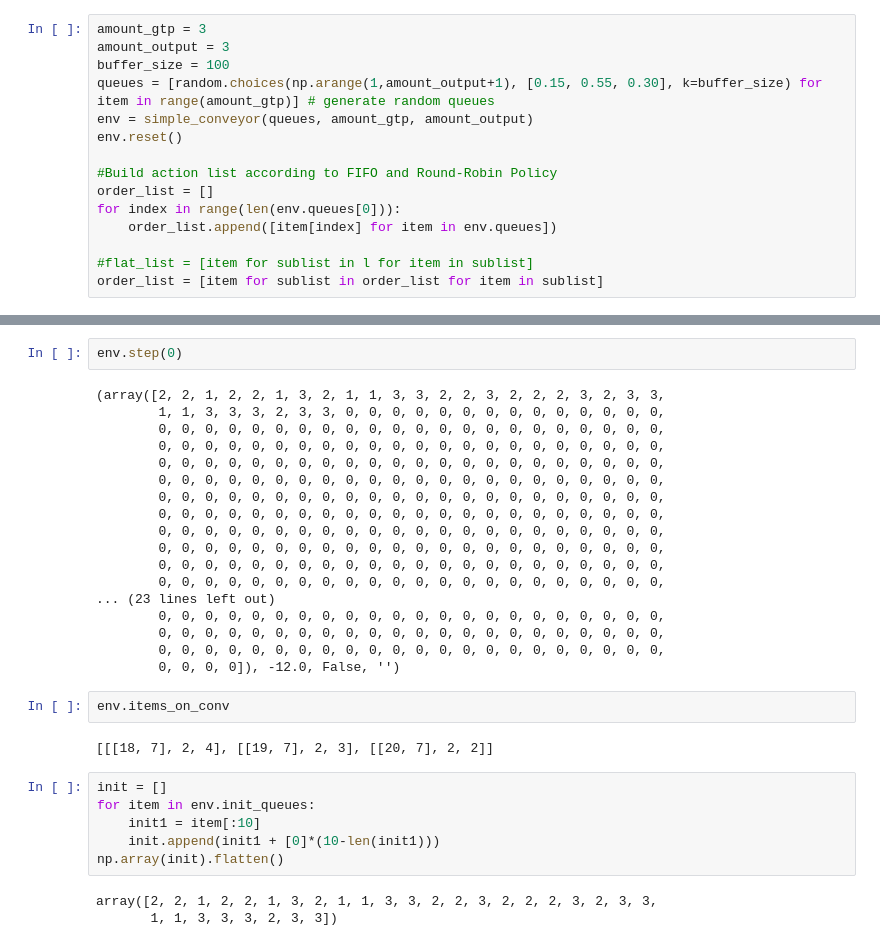
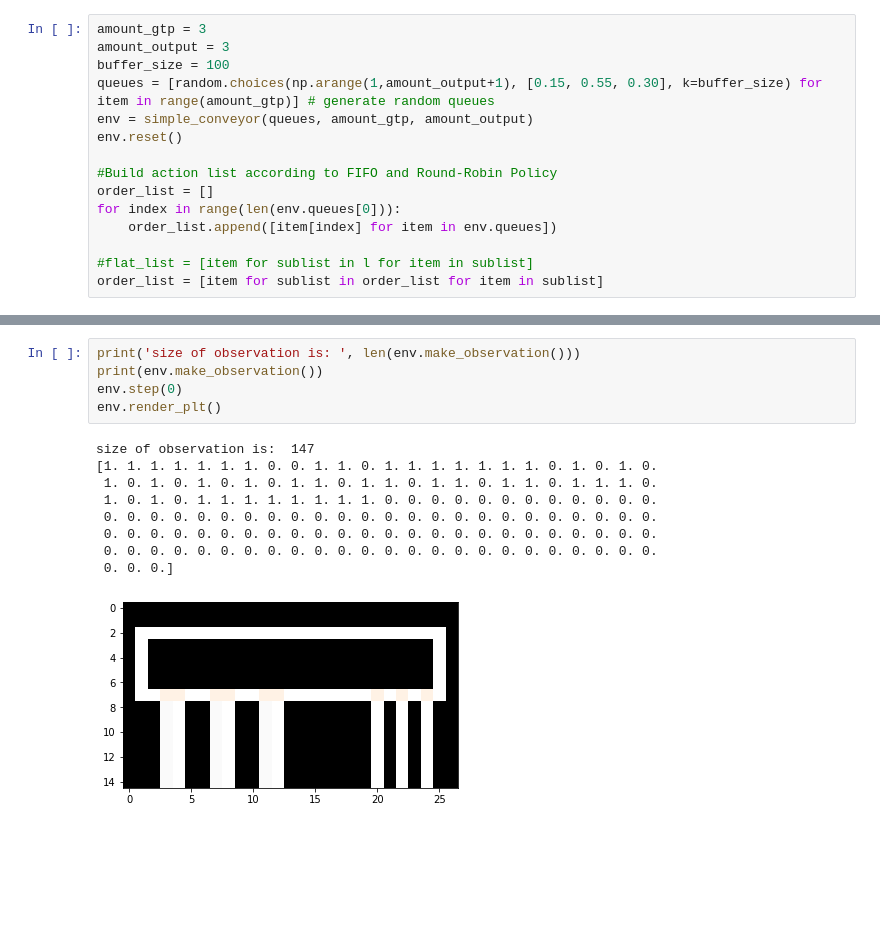
Before and after one commit to VincentFokker/Thesis, a Jupyter notebook: training.ipynb, the cells around one changed output, grey strips where cells are left out. Saved outputs shown, nothing was run; the diff lists cells and outputs as text; blank space fills up the shorter version.

```diff
--- a/training.ipynb
+++ b/training.ipynb
@@ -60,33 +20,15 @@ array([0, 0, 0, 0, 0, 0, 0, 0, 0, 0, 0, 0, 0, 0, 0, 0, 0, 0, 0, 0, 0, 0,
-# %%
-env.step(0)
-# %% [output]
-(array([2, 2, 1, 2, 2, 1, 3, 2, 1, 1, 3, 3, 2, 2, 3, 2, 2, 2, 3, 2, 3, 3,
-        1, 1, 3, 3, 3, 2, 3, 3, 0, 0, 0, 0, 0, 0, 0, 0, 0, 0, 0, 0, 0, 0,
-        0, 0, 0, 0, 0, 0, 0, 0, 0, 0, 0, 0, 0, 0, 0, 0, 0, 0, 0, 0, 0, 0,
-        0, 0, 0, 0, 0, 0, 0, 0, 0, 0, 0, 0, 0, 0, 0, 0, 0, 0, 0, 0, 0, 0,
-        0, 0, 0, 0, 0, 0, 0, 0, 0, 0, 0, 0, 0, 0, 0, 0, 0, 0, 0, 0, 0, 0,
-        0, 0, 0, 0, 0, 0, 0, 0, 0, 0, 0, 0, 0, 0, 0, 0, 0, 0, 0, 0, 0, 0,
-        0, 0, 0, 0, 0, 0, 0, 0, 0, 0, 0, 0, 0, 0, 0, 0, 0, 0, 0, 0, 0, 0,
-        0, 0, 0, 0, 0, 0, 0, 0, 0, 0, 0, 0, 0, 0, 0, 0, 0, 0, 0, 0, 0, 0,
-        0, 0, 0, 0, 0, 0, 0, 0, 0, 0, 0, 0, 0, 0, 0, 0, 0, 0, 0, 0, 0, 0,
-        0, 0, 0, 0, 0, 0, 0, 0, 0, 0, 0, 0, 0, 0, 0, 0, 0, 0, 0, 0, 0, 0,
-        0, 0, 0, 0, 0, 0, 0, 0, 0, 0, 0, 0, 0, 0, 0, 0, 0, 0, 0, 0, 0, 0,
-        0, 0, 0, 0, 0, 0, 0, 0, 0, 0, 0, 0, 0, 0, 0, 0, 0, 0, 0, 0, 0, 0,
-... (23 lines left out)
-        0, 0, 0, 0, 0, 0, 0, 0, 0, 0, 0, 0, 0, 0, 0, 0, 0, 0, 0, 0, 0, 0,
-        0, 0, 0, 0, 0, 0, 0, 0, 0, 0, 0, 0, 0, 0, 0, 0, 0, 0, 0, 0, 0, 0,
-        0, 0, 0, 0, 0, 0, 0, 0, 0, 0, 0, 0, 0, 0, 0, 0, 0, 0, 0, 0, 0, 0,
-        0, 0, 0, 0]), -12.0, False, '')
-# %%
-env.items_on_conv
-# %% [output]
-[[[18, 7], 2, 4], [[19, 7], 2, 3], [[20, 7], 2, 2]]
-# %%
-init = []
-for item in env.init_queues:
-    init1 = item[:10]
-    init.append(init1 + [0]*(10-len(init1)))
-np.array(init).flatten()
-# %% [output]
-array([2, 2, 1, 2, 2, 1, 3, 2, 1, 1, 3, 3, 2, 2, 3, 2, 2, 2, 3, 2, 3, 3,
-       1, 1, 3, 3, 3, 2, 3, 3])
+# %%
+print('size of observation is: ', len(env.make_observation()))
+print(env.make_observation())
+env.step(0)
+env.render_plt()
+# %% [output]
+size of observation is:  147
+[1. 1. 1. 1. 1. 1. 1. 0. 0. 1. 1. 0. 1. 1. 1. 1. 1. 1. 1. 0. 1. 0. 1. 0.
+ 1. 0. 1. 0. 1. 0. 1. 0. 1. 1. 0. 1. 1. 0. 1. 1. 0. 1. 1. 0. 1. 1. 1. 0.
+ 1. 0. 1. 0. 1. 1. 1. 1. 1. 1. 1. 1. 0. 0. 0. 0. 0. 0. 0. 0. 0. 0. 0. 0.
+ 0. 0. 0. 0. 0. 0. 0. 0. 0. 0. 0. 0. 0. 0. 0. 0. 0. 0. 0. 0. 0. 0. 0. 0.
+ 0. 0. 0. 0. 0. 0. 0. 0. 0. 0. 0. 0. 0. 0. 0. 0. 0. 0. 0. 0. 0. 0. 0. 0.
+ 0. 0. 0. 0. 0. 0. 0. 0. 0. 0. 0. 0. 0. 0. 0. 0. 0. 0. 0. 0. 0. 0. 0. 0.
+ 0. 0. 0.]
+[figure, added]
```
Also changed, not shown: parts of 3 cells of this notebook, 5 other files.
